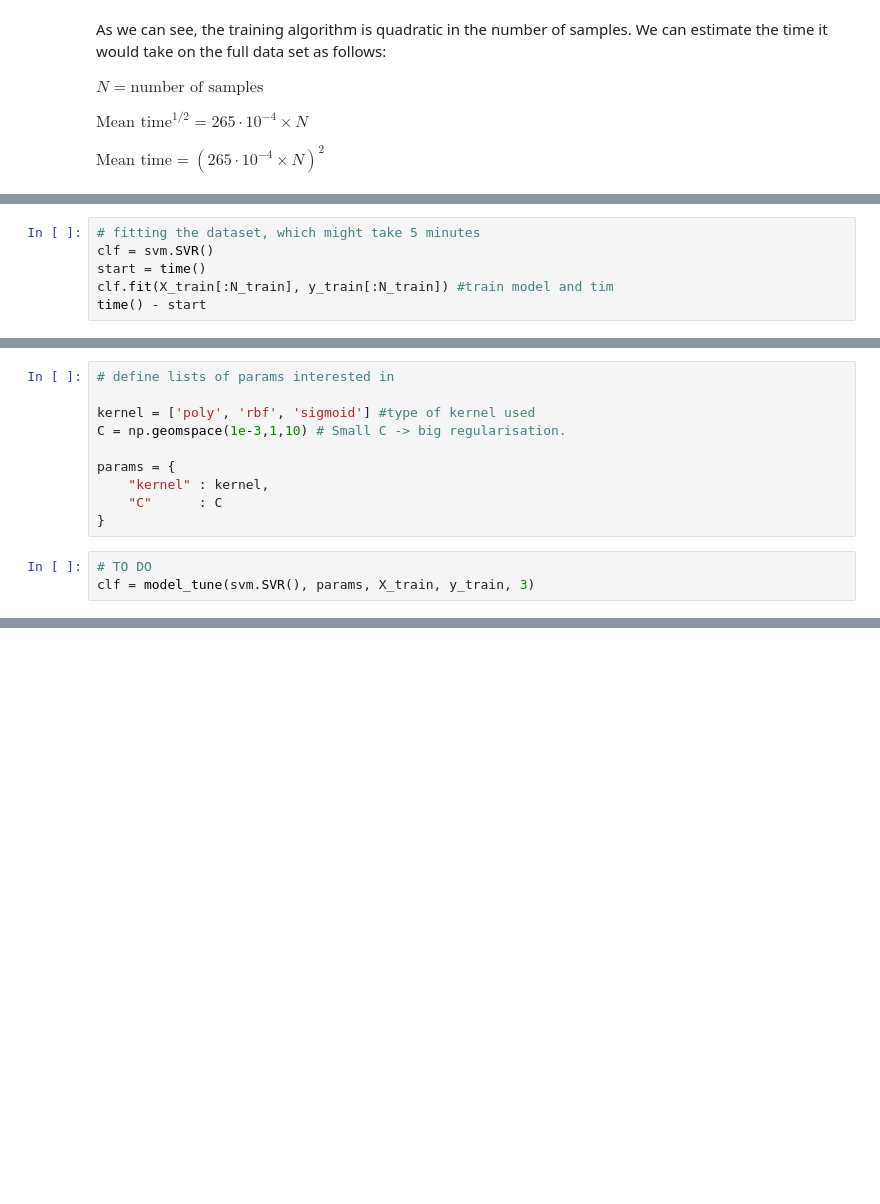
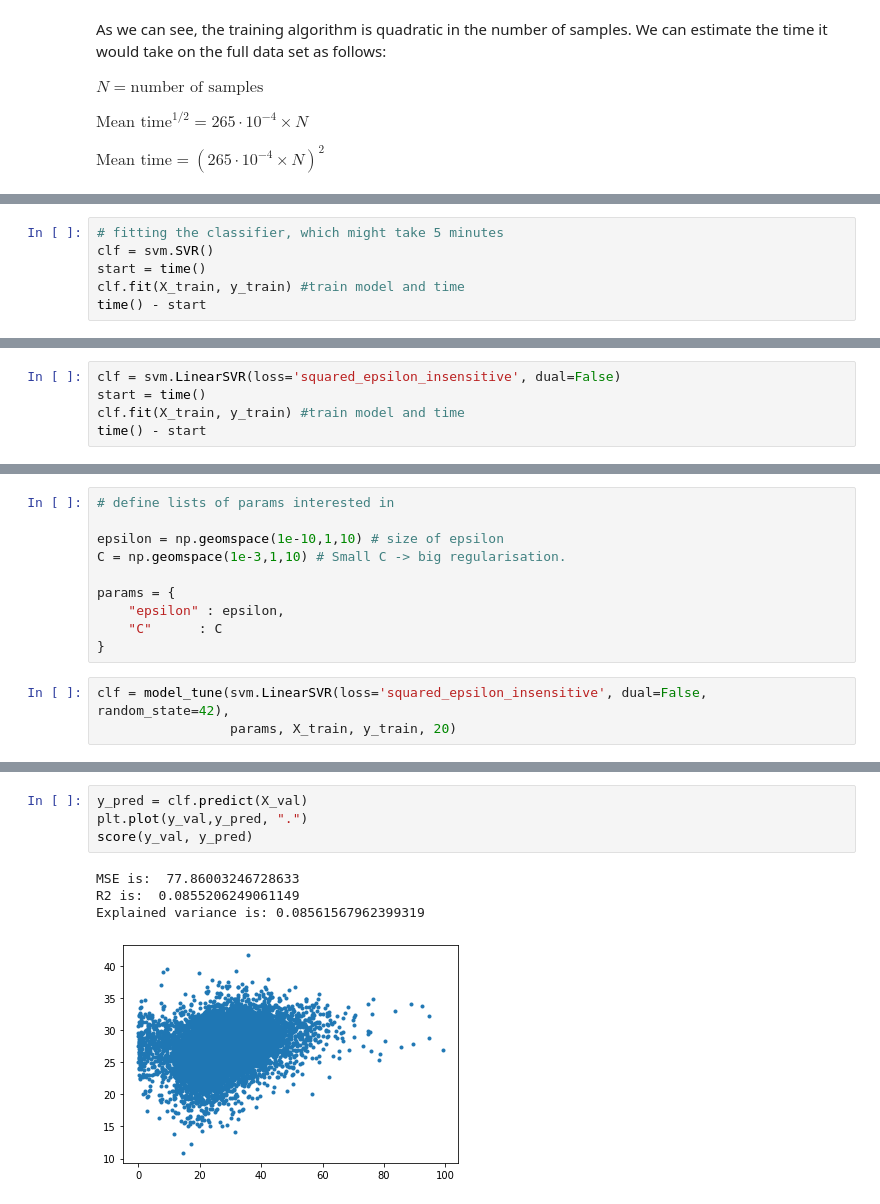
Before and after one commit to abramschon/accel, a Jupyter notebook: notebooks/svm.ipynb, the cells around one changed output, grey strips where cells are left out. Drawn from its saved outputs; the diff is of its cells as text; blank space fills up the shorter version.

Commit message:
Times and tests more data for svm

```diff
--- a/notebooks/svm.ipynb
+++ b/notebooks/svm.ipynb
@@ -102,7 +98,7 @@ pred_secs / (4 * 60)
 # %%
-# fitting the dataset, which might take 5 minutes
+# fitting the classifier, which might take 5 minutes
 clf = svm.SVR()
 start = time()
-clf.fit(X_train[:N_train], y_train[:N_train]) #train model and tim
+clf.fit(X_train, y_train) #train model and time
 time() - start
 # %% [output]
@@ -130,0 +129,5 @@ Explained variance is: 0.051946629840488256
+# %%
+clf = svm.LinearSVR(loss='squared_epsilon_insensitive', dual=False)
+start = time()
+clf.fit(X_train, y_train) #train model and time
+time() - start
@@ -133,15 +164,15 @@ Explained variance is: 0.051946629840488256
 # %%
 # define lists of params interested in
 
-kernel = ['poly', 'rbf', 'sigmoid'] #type of kernel used
+epsilon = np.geomspace(1e-10,1,10) # size of epsilon
 C = np.geomspace(1e-3,1,10) # Small C -> big regularisation.
 
 params = {
-    "kernel" : kernel,
+    "epsilon" : epsilon,
     "C"      : C
 }
 # %%
-# TO DO
-clf = model_tune(svm.SVR(), params, X_train, y_train, 3)
+clf = model_tune(svm.LinearSVR(loss='squared_epsilon_insensitive', dual=False, random_state=42),
+                 params, X_train, y_train, 20)
 # %% [output]
 Fitting 5 folds for each of 1 candidates, totalling 5 fits
@@ -148,0 +205,9 @@ KeyboardInterrupt:
+# %%
+y_pred = clf.predict(X_val)
+plt.plot(y_val,y_pred, ".")
+score(y_val, y_pred)
+# %% [output]
+MSE is:  77.86003246728633
+R2 is:  0.0855206249061149
+Explained variance is: 0.08561567962399319
+[figure, added]
```
Also changed, not shown: parts of 37 cells of this notebook.
